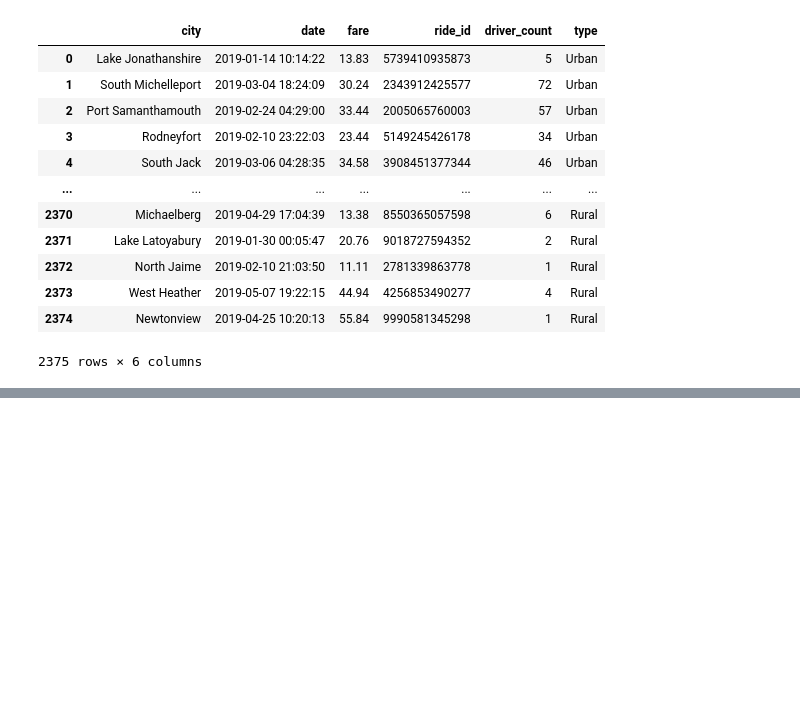
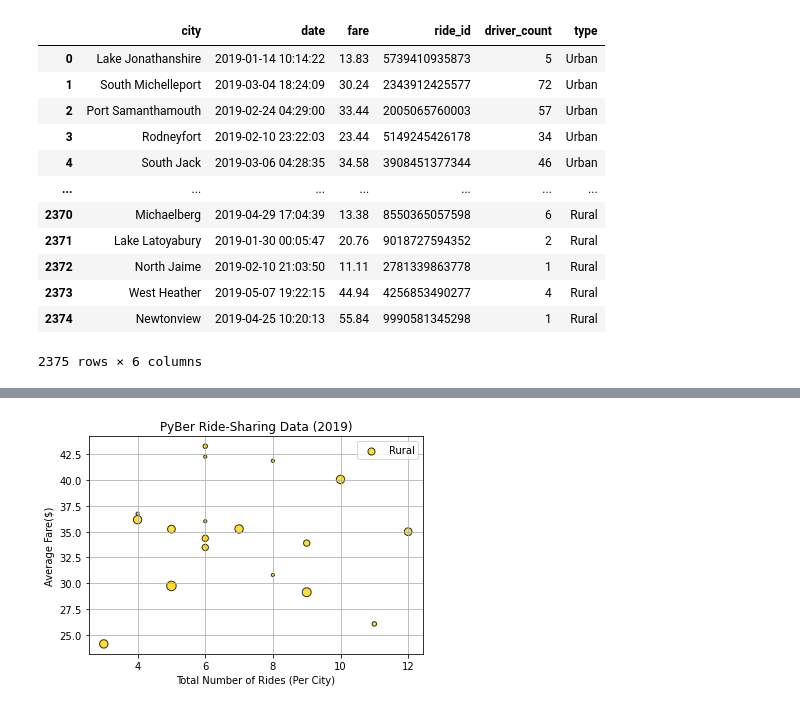
Before and after one commit to ksreeja993/PyBer_Analysis, a Jupyter notebook: PyBer.ipynb, the cells around one changed output, grey strips where cells are left out. Saved outputs shown, nothing was run; the diff lists cells and outputs as text; code cells hidden in the pictures; blank space fills up the shorter version.

```diff
--- a/PyBer.ipynb
+++ b/PyBer.ipynb
@@ -102,0 +114,3 @@ pyber_data_df
+# %%
+rural_cities_df = pyber_data_df[pyber_data_df["type"] == "Rural"]
+rural_cities_df.head()
@@ -102,0 +156,3 @@ pyber_data_df
+# %%
+rural_ride_count = rural_cities_df.groupby(["city"]).count()["ride_id"]
+rural_ride_count.head()
@@ -102,0 +189,3 @@ pyber_data_df
+# %%
+rural_avg_fare = rural_cities_df.groupby(["city"]).mean()["fare"]
+rural_avg_fare.head()
@@ -102,0 +222,3 @@ pyber_data_df
+# %%
+rural_avg_driver = rural_cities_df.groupby(["city"]).mean()["driver_count"]
+rural_avg_driver.head()
@@ -102,0 +255,11 @@ pyber_data_df
+# %%
+plt.scatter(rural_ride_count,rural_avg_fare, s=rural_avg_driver*10, c="gold",edgecolor = "black", label = "Rural",alpha = 0.8, linewidths=1)
+
+plt.xlabel("Total Number of Rides (Per City)")
+plt.ylabel("Average Fare($)")
+plt.title("PyBer Ride-Sharing Data (2019)")
+plt.legend()
+plt.grid(True)
+plt.show()
+# %% [output]
+[figure, added]
```
Also changed, not shown: parts of 16 cells of this notebook, 1 other file.
